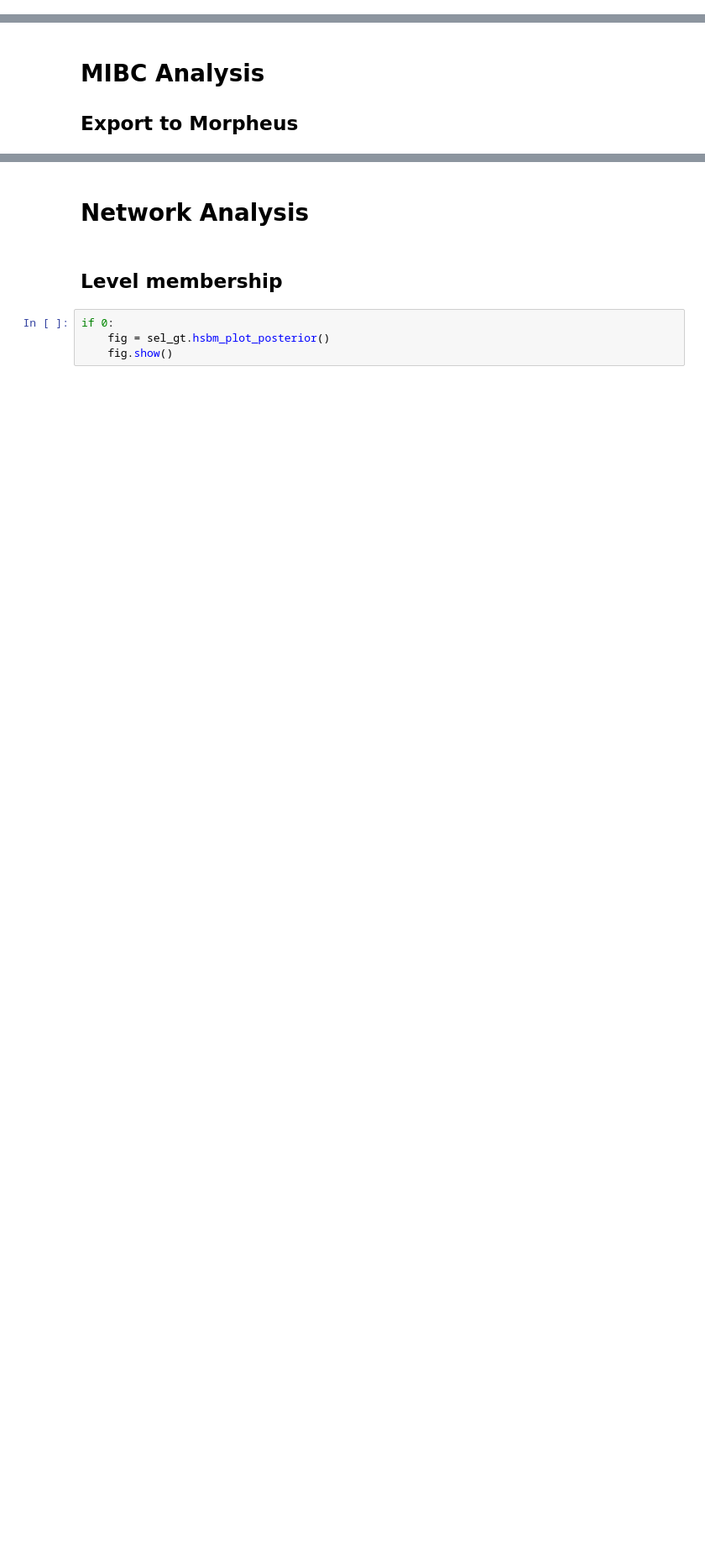
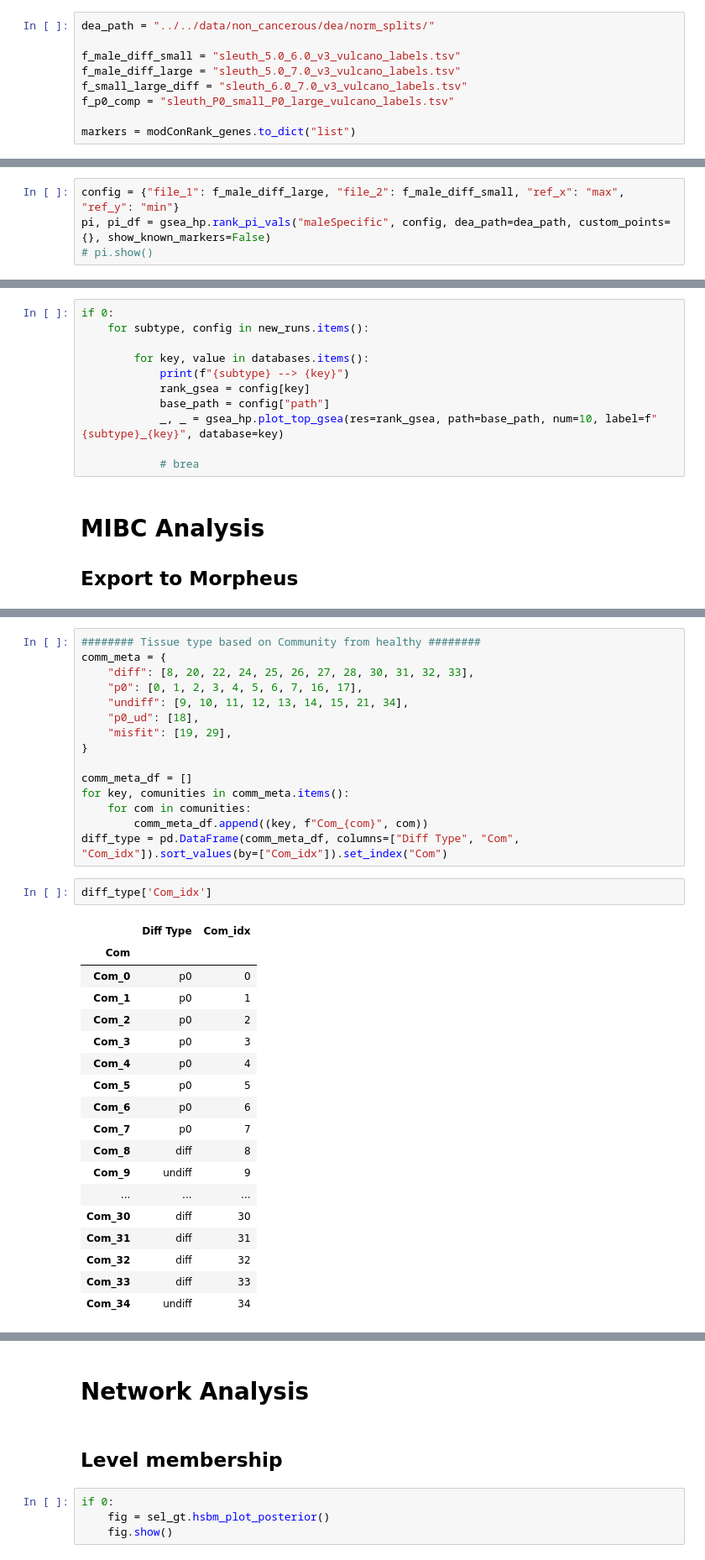
Before and after one commit to vladUng/Phd_extended, a Jupyter notebook: notebooks/network_II/standard_hSBM.ipynb, the cells around one changed output, grey strips where cells are left out. Shown at 84% size. Drawn from its saved outputs; the diff is of its cells as text; blank space fills up the shorter version.

```diff
--- a/notebooks/network_II/standard_hSBM.ipynb
+++ b/notebooks/network_II/standard_hSBM.ipynb
@@ -179,0 +208,9 @@ morp_df.to_csv(f"{figures_path}/Morpheus/non_tum/prcsd_morpheus_cs_7.tsv", sep="
+# %%
+dea_path = "../../data/non_cancerous/dea/norm_splits/"
+
+f_male_diff_small = "sleuth_5.0_6.0_v3_vulcano_labels.tsv"
+f_male_diff_large = "sleuth_5.0_7.0_v3_vulcano_labels.tsv"
+f_small_large_diff = "sleuth_6.0_7.0_v3_vulcano_labels.tsv"
+f_p0_comp = "sleuth_P0_small_P0_large_vulcano_labels.tsv"
+
+markers = modConRank_genes.to_dict("list")
@@ -179,0 +283,4 @@ morp_df.to_csv(f"{figures_path}/Morpheus/non_tum/prcsd_morpheus_cs_7.tsv", sep="
+# %%
+config = {"file_1": f_male_diff_large, "file_2": f_male_diff_small, "ref_x": "max", "ref_y": "min"}
+pi, pi_df = gsea_hp.rank_pi_vals("maleSpecific", config, dea_path=dea_path, custom_points={}, show_known_markers=False)
+# pi.show()
@@ -180,3 +330,14 @@ morp_df.to_csv(f"{figures_path}/Morpheus/non_tum/prcsd_morpheus_cs_7.tsv", sep="
+# %%
+if 0:
+    for subtype, config in new_runs.items():
+
+        for key, value in databases.items():
+            print(f"{subtype} --> {key}")
+            rank_gsea = config[key]
+            base_path = config["path"]
+            _, _ = gsea_hp.plot_top_gsea(res=rank_gsea, path=base_path, num=10, label=f"{subtype}_{key}", database=key)
+
+            # brea
 # %% [markdown]
 # MIBC Analysis
 
@@ -197,0 +349,36 @@ mut_df = mut_df[all_tum_tpms.columns]
+# %%
+######## Tissue type based on Community from healthy ########
+comm_meta = {
+    "diff": [8, 20, 22, 24, 25, 26, 27, 28, 30, 31, 32, 33],
+    "p0": [0, 1, 2, 3, 4, 5, 6, 7, 16, 17],
+    "undiff": [9, 10, 11, 12, 13, 14, 15, 21, 34],
+    "p0_ud": [18],
+    "misfit": [19, 29],
+}
+
+comm_meta_df = []
+for key, comunities in comm_meta.items():
+    for com in comunities:
+        comm_meta_df.append((key, f"Com_{com}", com))
+diff_type = pd.DataFrame(comm_meta_df, columns=["Diff Type", "Com", "Com_idx"]).sort_values(by=["Com_idx"]).set_index("Com")
+# %%
+diff_type['Com_idx']
+# %% [output]
+|  | Diff Type | Com_idx |
+| Com |  |  |
+| Com_0 | p0 | 0 |
+| Com_1 | p0 | 1 |
+| Com_2 | p0 | 2 |
+| Com_3 | p0 | 3 |
+| Com_4 | p0 | 4 |
+| Com_5 | p0 | 5 |
+| Com_6 | p0 | 6 |
+| Com_7 | p0 | 7 |
+| Com_8 | diff | 8 |
+| Com_9 | undiff | 9 |
+| ... | ... | ... |
+| Com_30 | diff | 30 |
+| Com_31 | diff | 31 |
+| Com_32 | diff | 32 |
+| Com_33 | diff | 33 |
+| Com_34 | undiff | 34 |
```
Also changed, not shown: parts of 28 cells of this notebook.
